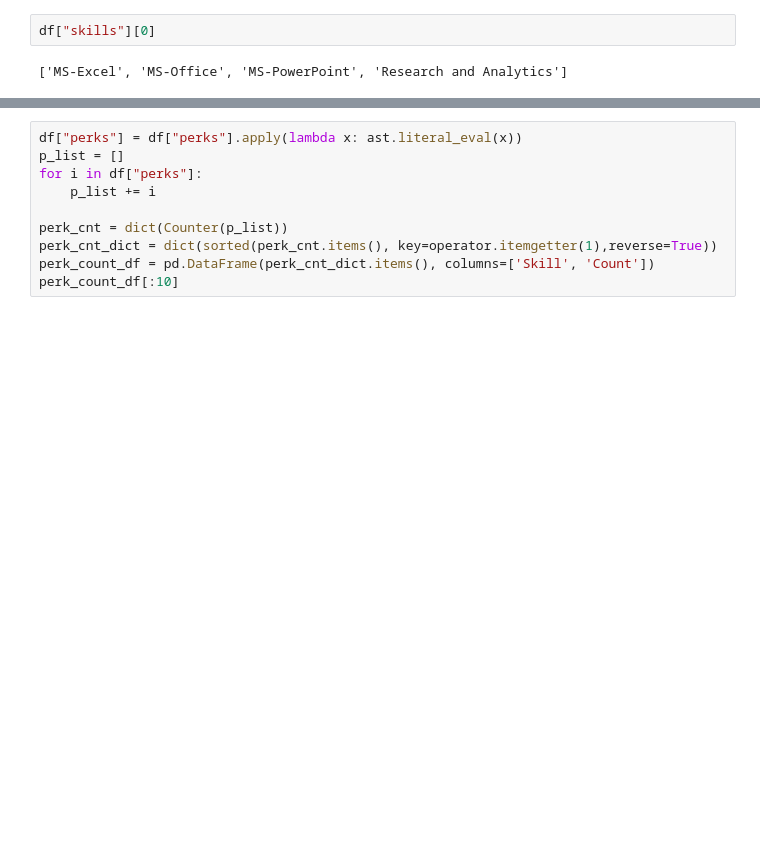
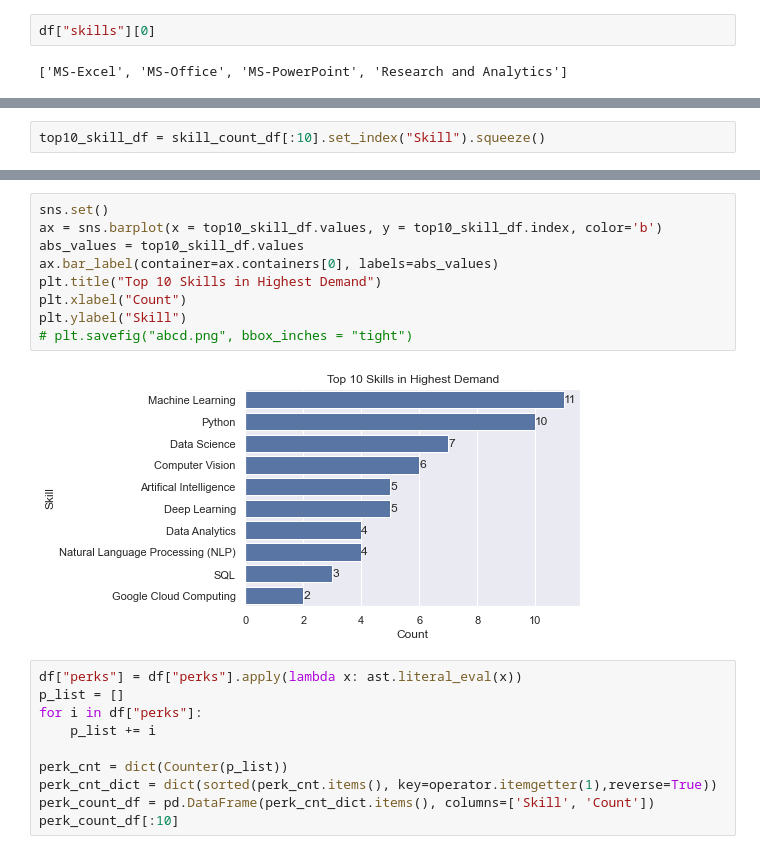
Before and after one commit to rishi5565/internshala_project_v2, a Jupyter notebook: notebooks/experiment.ipynb, the cells around one changed output, grey strips where cells are left out. Drawn from its saved outputs; the diff is of its cells as text; blank space fills up the shorter version.

```diff
--- a/notebooks/experiment.ipynb
+++ b/notebooks/experiment.ipynb
@@ -411,0 +412,2 @@ skill_count_df[:10]
+# %%
+top10_skill_df = skill_count_df[:10].set_index("Skill").squeeze()
@@ -412,3 +432,14 @@ skill_count_df[:10]
+# %%
+sns.set()
+ax = sns.barplot(x = top10_skill_df.values, y = top10_skill_df.index, color='b')
+abs_values = top10_skill_df.values
+ax.bar_label(container=ax.containers[0], labels=abs_values)
+plt.title("Top 10 Skills in Highest Demand")
+plt.xlabel("Count")
+plt.ylabel("Skill")
+# plt.savefig("abcd.png", bbox_inches = "tight")
+# %% [output]
+[figure, added]
 # %%
 df["perks"] = df["perks"].apply(lambda x: ast.literal_eval(x))
 p_list = []
```
Also changed, not shown: parts of 36 cells of this notebook, 15 other files.
